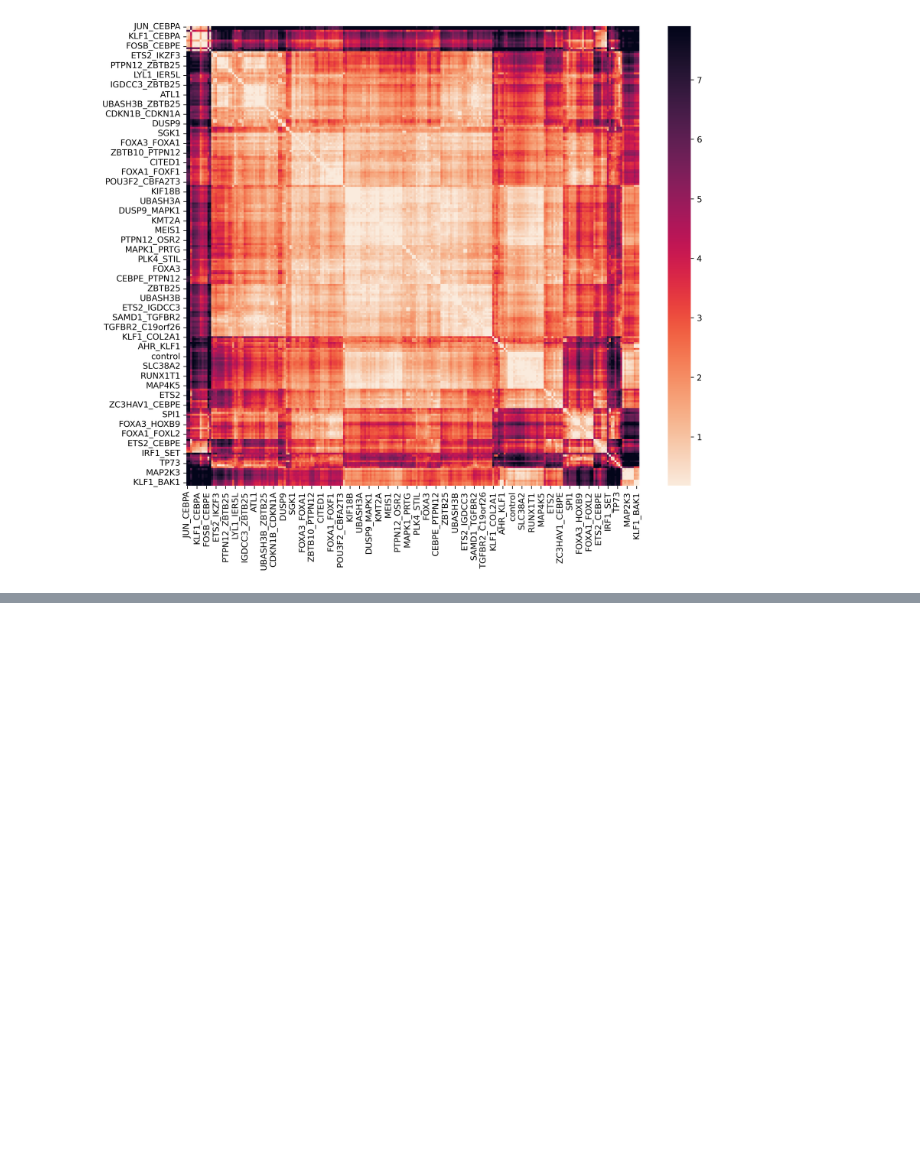
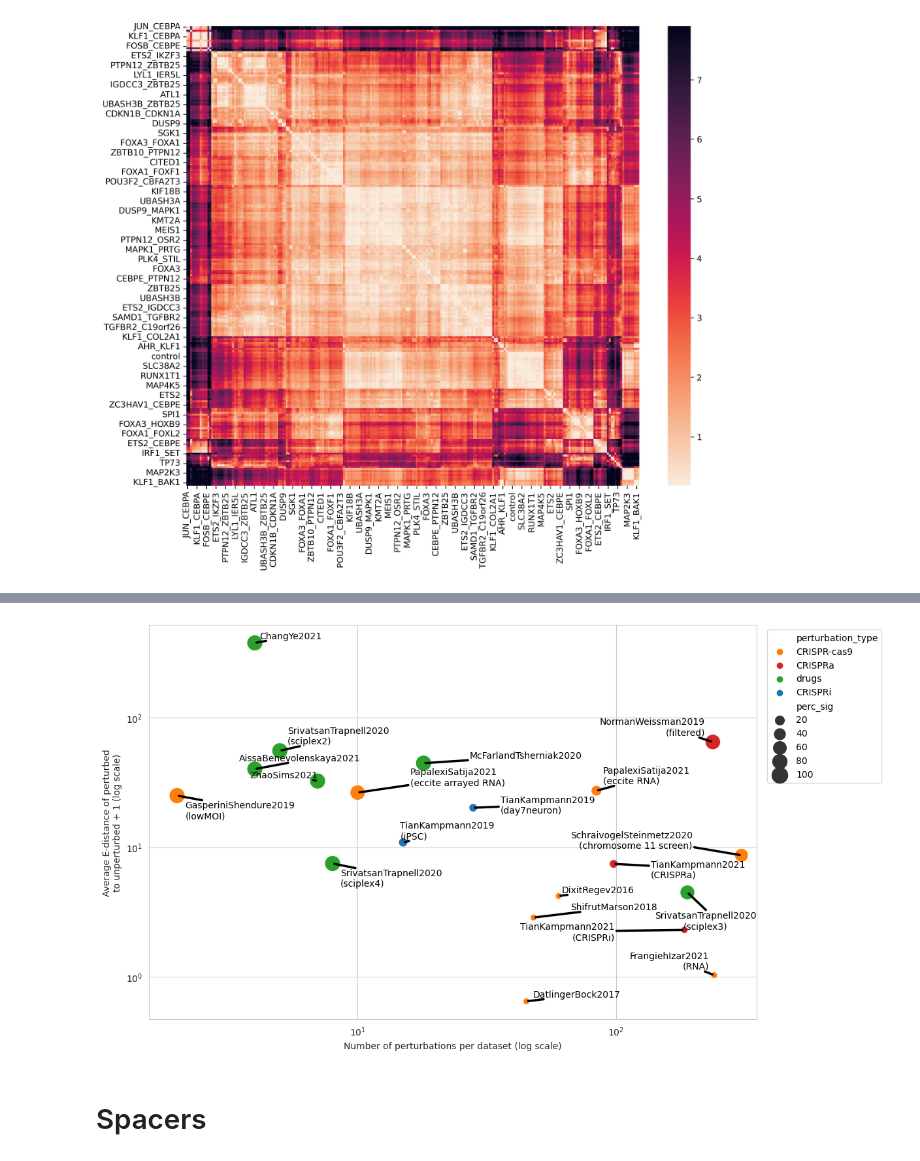
Before and after one commit to sanderlab/scPerturb, a Jupyter notebook: notebooks/Fig4.ipynb, the cells around one changed output, grey strips where cells are left out. Drawn from its saved outputs; the diff is of its cells as text; code cells hidden in the pictures; blank space fills up the shorter version.

```diff
--- a/notebooks/Fig4.ipynb
+++ b/notebooks/Fig4.ipynb
@@ -311,0 +325,13 @@ pl.show() if show else pl.close()
+# %%
+df = pd.concat([nperts, mean_edist, significant_adj], axis=1)
+df['perc_sig'] = np.round(100* df['significant_adj'] / df['nperts'], 2)
+
+# fix typo
+df = df.rename({'McFarlandTshemiak2020_all_expts_combined': 'McFarlandTsherniak2020'})
+
+# make labels pretty and more compact
+df['dataset_pretty'] = [x.replace('TAP_SCREEN__', '') for x in df.index]
+df['dataset_pretty'] = [x.replace('_', '\n(', 1)+')' if '_' in x else x for x in df.dataset_pretty]
+df['dataset_pretty'] = [x.replace('_', ' ') for x in df.dataset_pretty]
+
+df
@@ -311,0 +357,39 @@ pl.show() if show else pl.close()
+# %%
+# add info on perturbation type
+metadata = pd.read_excel('../metadata/scperturb_dataset_info_180822.xlsx', index_col=0)
+for index in df.index:
+    df.loc[index, 'perturbation_type'] = pd.unique(metadata.loc[index.split('_')[0]].Perturbation)[0]
+df.perturbation_type[df.perturbation_type=='CRISPR-cas9, TCR stim'] = 'CRISPR-cas9'
+# %%
+from adjustText import adjust_text
+
+x = 'nperts'
+y = 'edist_to_unperturbed'
+
+scale = 2
+with sns.axes_style('whitegrid'):
+    fig, ax = pl.subplots(dpi=100, figsize=[6*scale,4*scale])
+scat=sns.scatterplot(data=df, x=x, y=y, ax=ax, size='perc_sig', sizes=(50, 300), hue='perturbation_type', palette=colors_perturbation_types)
+ax.set_yscale('log')
+ax.set_xscale('log')
+ax.set_xlabel('Number of perturbations per dataset (log scale)')
+ax.set_ylabel('Average E-distance of perturbed\nto unperturbed + 1 (log scale)')
+
+ax.set_xlim([-45, 350])  # make more space for annotations
+
+# annotate
+texts = []
+for xx, yy, s in zip(df[x], df[y], df.dataset_pretty):
+    texts.append(pl.text(xx, yy, s))
+adjust_text(texts, arrowprops=dict(arrowstyle="-", color='k', lw=2.5),
+            expand_text=(1.15, 1.5),
+            expand_points=(1.15, 1.5),
+            expand_objects=(1.15, 1.5)
+           )
+scat.legend(loc='upper left', bbox_to_anchor=(1.01, 1))
+pl.savefig(f'{supp_path}/SuppFig4X.pdf', bbox_inches='tight')
+pl.show()
+# %% [output]
+[figure, added]
+# %% [markdown]
+# Spacers
```
Also changed, not shown: parts of 19 cells of this notebook, 21 other files.
